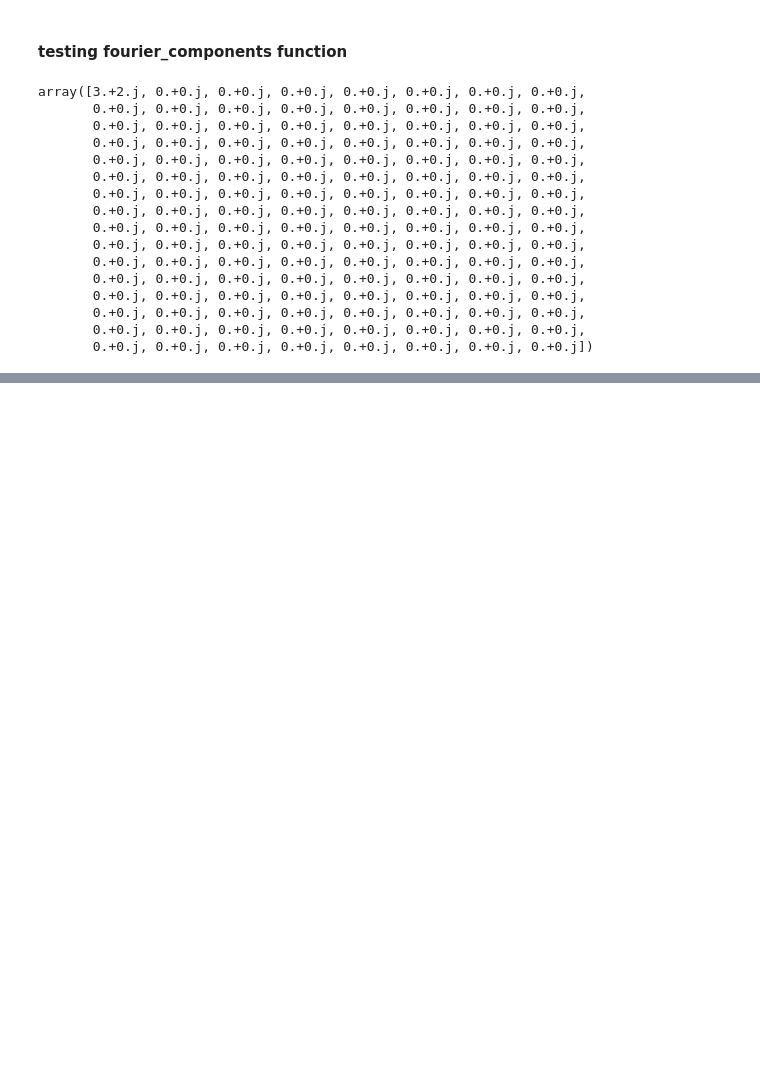
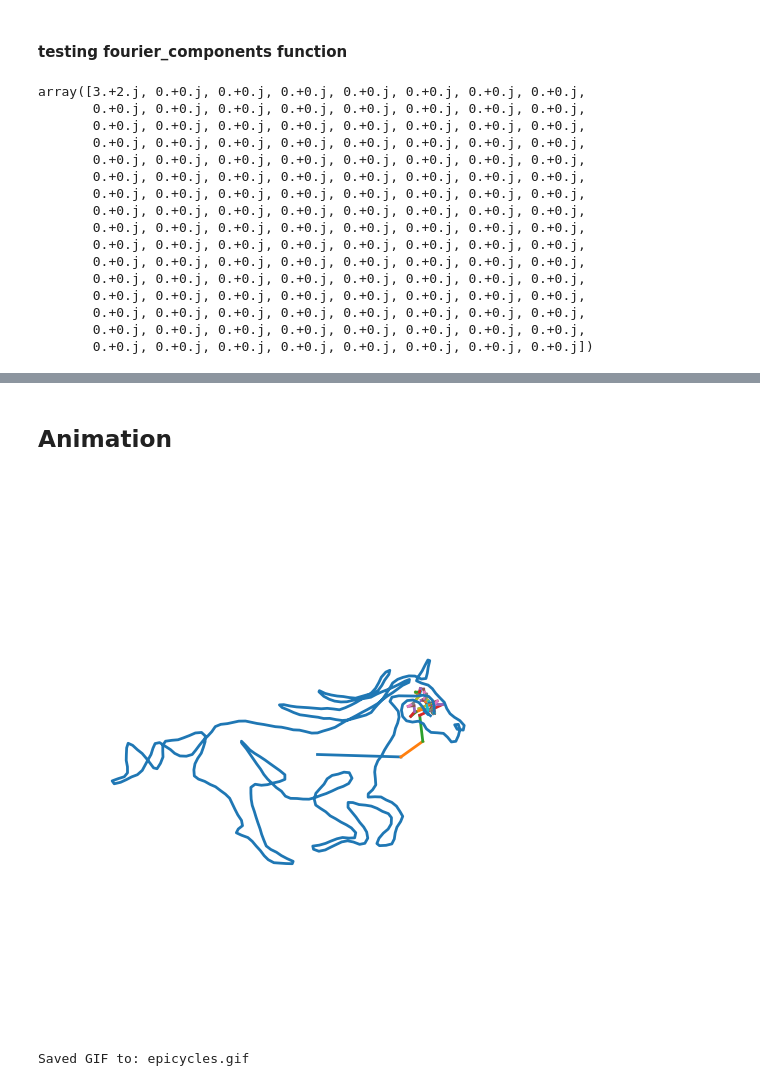
Before and after one commit to wendycao411/fourier_svg, a Jupyter notebook: fourier_svg.ipynb, the cells around one changed output, grey strips where cells are left out. Drawn from its saved outputs; the diff is of its cells as text; code cells hidden in the pictures; blank space fills up the shorter version.

Commit message:
added animation

```diff
--- a/fourier_svg.ipynb
+++ b/fourier_svg.ipynb
@@ -108,0 +134,2 @@ array([3.+2.j, 0.+0.j, 0.+0.j, 0.+0.j, 0.+0.j, 0.+0.j, 0.+0.j, 0.+0.j,
+# %% [markdown]
+## Animation
@@ -108,0 +140,16 @@ array([3.+2.j, 0.+0.j, 0.+0.j, 0.+0.j, 0.+0.j, 0.+0.j, 0.+0.j, 0.+0.j,
+# %%
+def epicycle_chain(freqs, coeffs, t, order):
+    """
+    freqs, coeffs: full arrays from FFT
+    t in [0,1)
+    order: indices specifying which components (and in what order) to draw
+    Returns complex chain points p0..pK (p0=0, pK=end)
+    """
+    p = 0 + 0j
+    chain = [p] #start at origin
+    for idx in order:
+        k = freqs[idx]
+        c = coeffs[idx]
+        p = p + c * np.exp(1j * 2 * np.pi * k * t) #add contribution of this epicycle to the chain
+        chain.append(p)
+    return np.array(chain)
@@ -108,0 +251,9 @@ array([3.+2.j, 0.+0.j, 0.+0.j, 0.+0.j, 0.+0.j, 0.+0.j, 0.+0.j, 0.+0.j,
+# %%
+
+points = sample_svg("test_svg.svg", num_samples=2000)
+freqs, coeffs = fourier_components(points)
+anim = animate_epicycles(points, freqs, coeffs, n_vectors=250, frames=len(points), gif_seconds=8)
+print("Saved GIF to: epicycles.gif")
+# %% [output]
+[figure, added]
+Saved GIF to: epicycles.gif
```
Also changed, not shown: parts of 6 cells of this notebook, 1 other file.
